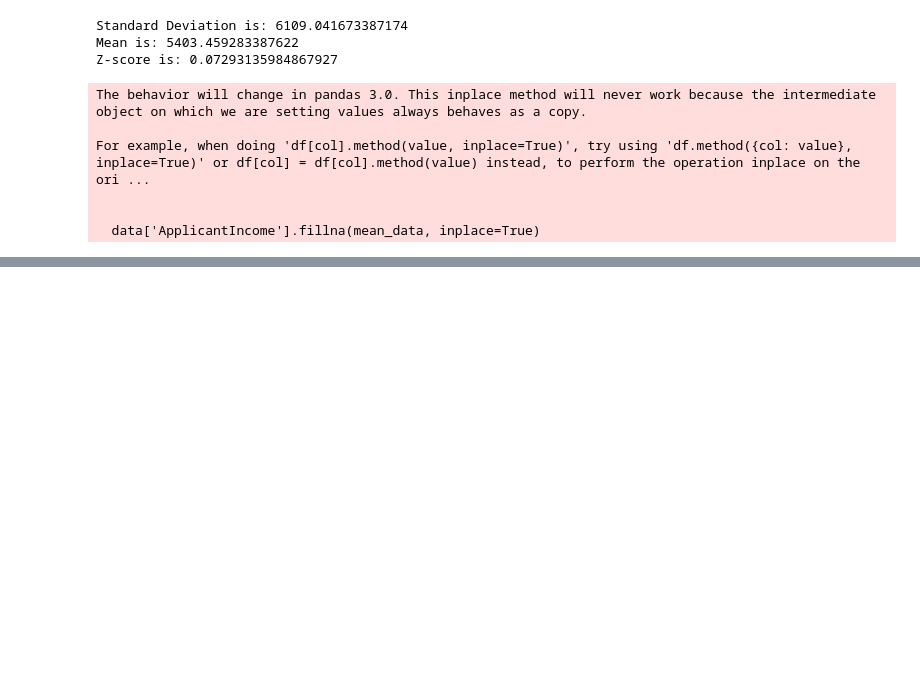
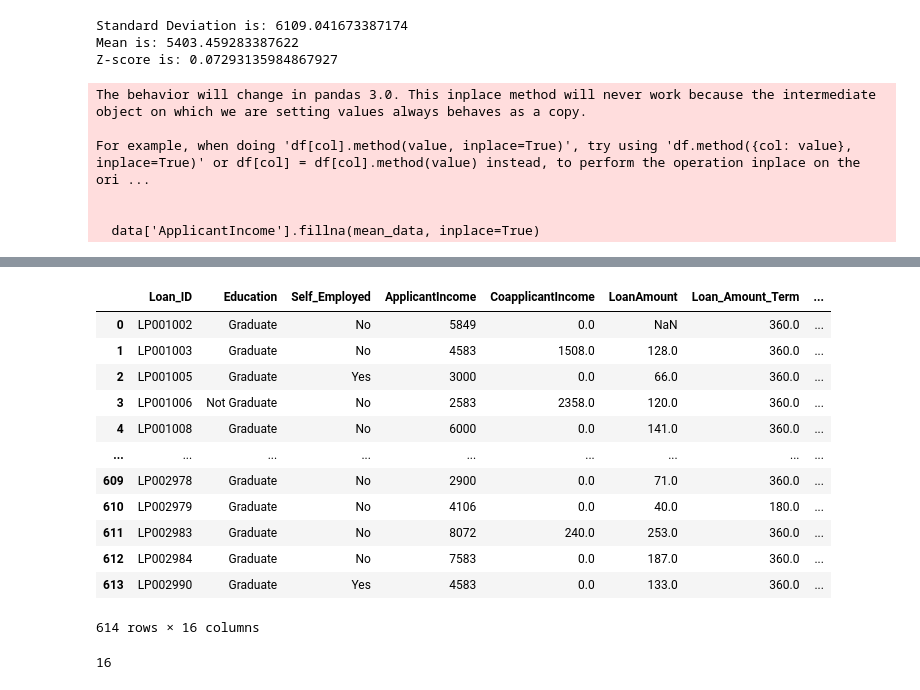
Before and after one commit to ak07-09/DATA_ANALYSIS, a Jupyter notebook: week 7(data science)/svm.ipynb, the cells around one changed output, grey strips where cells are left out. Drawn from its saved outputs; the diff is of its cells as text; code cells hidden in the pictures; blank space fills up the shorter version.

```diff
--- a/week 7(data science)/svm.ipynb
+++ b/week 7(data science)/svm.ipynb
@@ -125,0 +218,23 @@ For example, when doing 'df[col].method(value, inplace=True)', try using 'df.met
+# %%
+df4= pd.get_dummies(data['Property_Area'],prefix='Property_Area',drop_first=True)
+data=pd.concat([data,df4],axis=1).drop(['Property_Area'],axis=1)
+# %%
+data
+# %% [output]
+|  | Loan_ID | Education | Self_Employed | ApplicantIncome | CoapplicantIncome | LoanAmount | Loan_Amount_Term | ... |
+| 0 | LP001002 | Graduate | No | 5849 | 0.0 | NaN | 360.0 | ... |
+| 1 | LP001003 | Graduate | No | 4583 | 1508.0 | 128.0 | 360.0 | ... |
+| 2 | LP001005 | Graduate | Yes | 3000 | 0.0 | 66.0 | 360.0 | ... |
+| 3 | LP001006 | Not Graduate | No | 2583 | 2358.0 | 120.0 | 360.0 | ... |
+| 4 | LP001008 | Graduate | No | 6000 | 0.0 | 141.0 | 360.0 | ... |
+| ... | ... | ... | ... | ... | ... | ... | ... | ... |
+| 609 | LP002978 | Graduate | No | 2900 | 0.0 | 71.0 | 360.0 | ... |
+| 610 | LP002979 | Graduate | No | 4106 | 0.0 | 40.0 | 180.0 | ... |
+| 611 | LP002983 | Graduate | No | 8072 | 240.0 | 253.0 | 360.0 | ... |
+| 612 | LP002984 | Graduate | No | 7583 | 0.0 | 187.0 | 360.0 | ... |
+| 613 | LP002990 | Graduate | Yes | 4583 | 0.0 | 133.0 | 360.0 | ... |
+614 rows × 16 columns
+# %%
+print(len(data.columns))
+# %% [output]
+16
```
Also changed, not shown: parts of 15 cells of this notebook.
